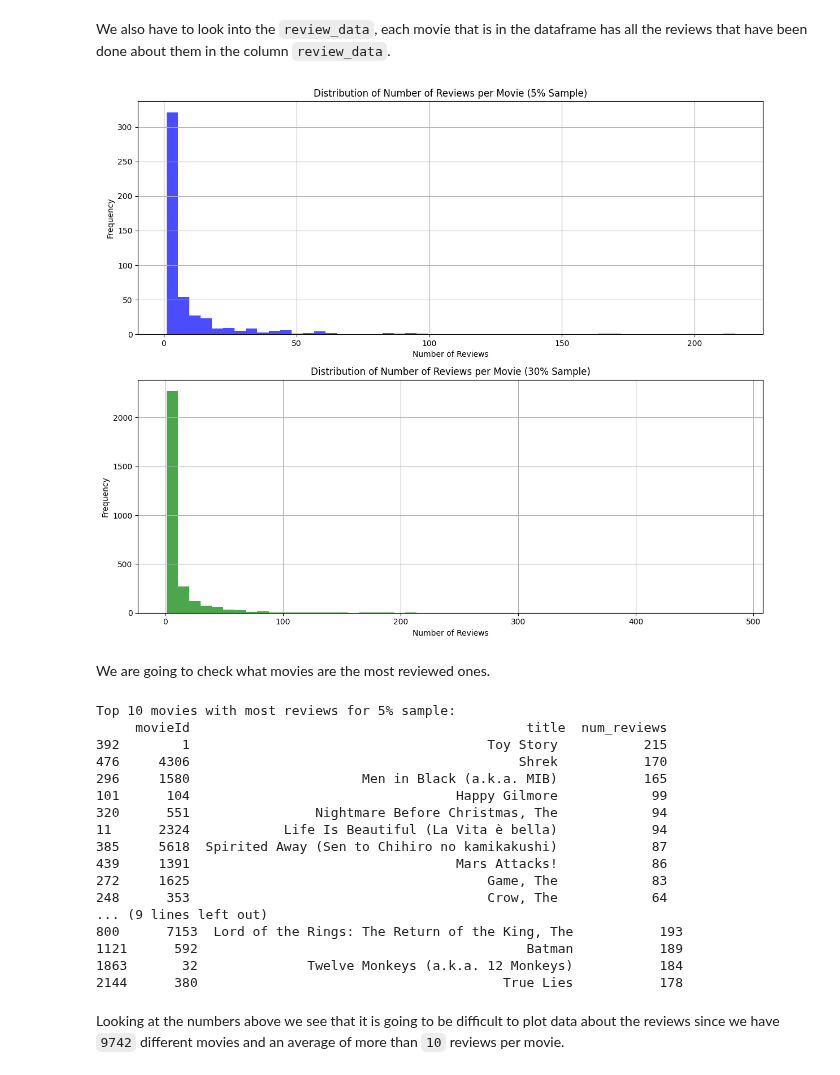
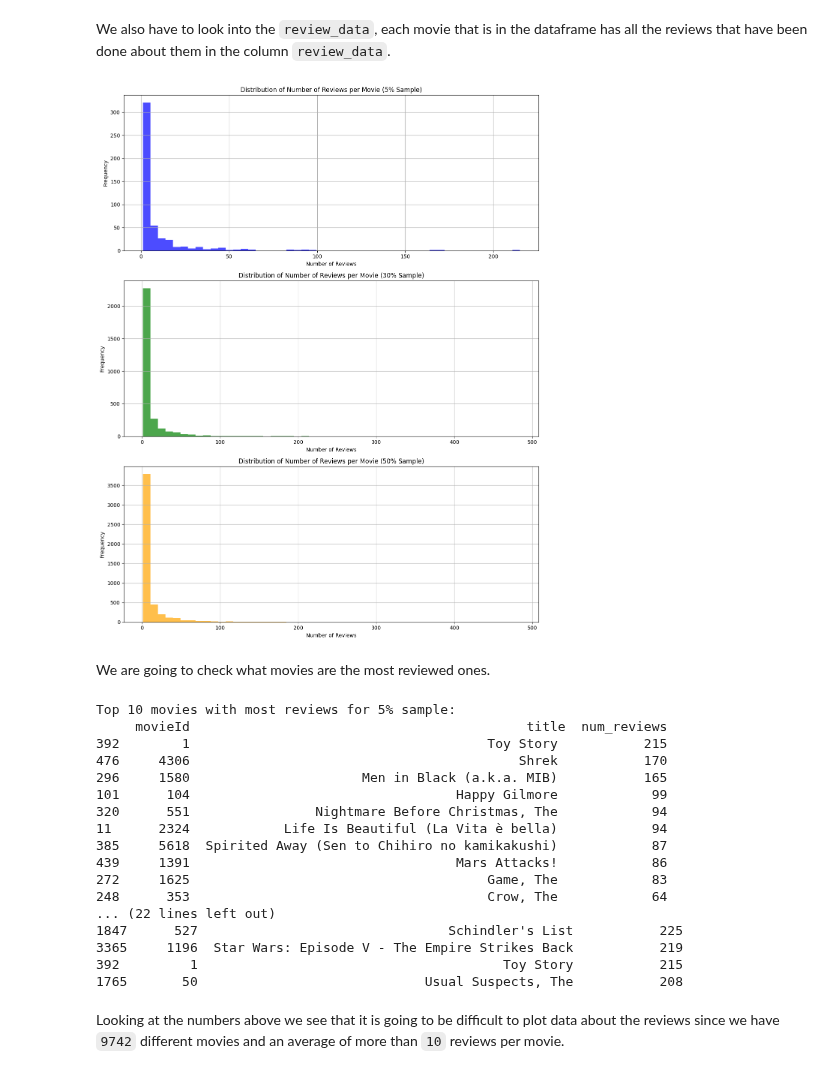
Before and after one commit to StijnHarder/SDfM---Jaume-and-Stijn, a Jupyter notebook: EDA Movielens - Samples.ipynb, the cells around one changed output. Saved outputs shown, nothing was run; the diff lists cells and outputs as text; code cells hidden in the pictures.

```diff
--- a/EDA Movielens - Samples.ipynb
+++ b/EDA Movielens - Samples.ipynb
@@ -181,9 +216,10 @@ import matplotlib.pyplot as plt
 # Read Parquet file
 ML = pd.read_parquet('cleaned/movielens_parquet')
 
-# Extracting samples of 5% and 30%
+# Extracting samples of 5%, 30%, and 50%
 sample_5_percent = ML.sample(frac=0.05, random_state=42)
 sample_30_percent = ML.sample(frac=0.3, random_state=42)
+sample_50_percent = ML.sample(frac=0.5, random_state=42)
 
 # Counting the number of movies per year for 5% sample
 movies_per_year_5_percent = sample_5_percent['year'].value_counts().sort_index()
@@ -191,12 +227,15 @@ movies_per_year_5_percent = sample_5_percent['year'].value_counts().sort_index()
 # Counting the number of movies per year for 30% sample
 movies_per_year_30_percent = sample_30_percent['year'].value_counts().sort_index()
 
-# Get the union of all years in both samples
-all_years = sorted(set(movies_per_year_5_percent.index).union(set(movies_per_year_30_percent.index)))
+# Counting the number of movies per year for 50% sample
+movies_per_year_50_percent = sample_50_percent['year'].value_counts().sort_index()
 
-# Plotting the count of movies per year for both samples
+# Get the union of all years in all samples
+all_years = sorted(set(movies_per_year_5_percent.index).union(set(movies_per_year_30_percent.index), set(movies_per_year_50_percent.index)))
+
+# Plotting the count of movies per year for all samples
 plt.figure(figsize=(22, 10))
-bar_width = 0.35  # Adjust the width of each bar
+bar_width = 0.25  # Adjust the width of each bar
 
 # Plotting for 5% sample
 plt.bar(range(len(all_years)), [movies_per_year_5_percent.get(year, 0) for year in all_years],
@@ -206,12 +245,16 @@ plt.bar(range(len(all_years)), [movies_per_year_5_percent.get(year, 0) for year
 plt.bar([x + bar_width for x in range(len(all_years))], [movies_per_year_30_percent.get(year, 0) for year in all_years],
         color='green', width=bar_width, align='center', label='30% Sample')
 
+# Plotting for 50% sample
+plt.bar([x + 2 * bar_width for x in range(len(all_years))], [movies_per_year_50_percent.get(year, 0) for year in all_years],
+        color='orange', width=bar_width, align='center', label='50% Sample')
+
 plt.title('Number of Movies per Year')
 plt.xlabel('Year')
 plt.ylabel('Number of Movies')
 
 # Adjust x-ticks positions and labels
-plt.xticks(range(len(all_years)), all_years, rotation=45)
+plt.xticks([x + bar_width for x in range(len(all_years))], all_years, rotation=45)
 
 plt.legend()
 plt.grid(axis='y', linestyle='--', alpha=0.9)
@@ -267,37 +324,49 @@ We also have to look into the `review_data`, each movie that is in the dataframe
 # %%
 import matplotlib.pyplot as plt
 
 # Calculate the number of reviews per movie for 5% sample
 reviews_per_movie_5_percent = [len(review_list) for review_list in sample_5_percent['review_data']]
 
 # Calculate the number of reviews per movie for 30% sample
 reviews_per_movie_30_percent = [len(review_list) for review_list in sample_30_percent['review_data']]
 
+# Calculate the number of reviews per movie for 50% sample
+reviews_per_movie_50_percent = [len(review_list) for review_list in sample_50_percent['review_data']]
+
 # Create subplots
-fig, axes = plt.subplots(2, 1, figsize=(12, 10))
+fig, axes = plt.subplots(3, 1, figsize=(12, 15))
 
 # Plotting the distribution of the number of reviews per movie for 5% sample
 axes[0].hist(reviews_per_movie_5_percent, bins=50, color='blue', alpha=0.7)
 axes[0].set_title('Distribution of Number of Reviews per Movie (5% Sample)')
 axes[0].set_xlabel('Number of Reviews')
 axes[0].set_ylabel('Frequency')
 axes[0].grid(True)
 
 # Plotting the distribution of the number of reviews per movie for 30% sample
 axes[1].hist(reviews_per_movie_30_percent, bins=50, color='green', alpha=0.7)
 axes[1].set_title('Distribution of Number of Reviews per Movie (30% Sample)')
 axes[1].set_xlabel('Number of Reviews')
 axes[1].set_ylabel('Frequency')
 axes[1].grid(True)
 
+# Plotting the distribution of the number of reviews per movie for 50% sample
+axes[2].hist(reviews_per_movie_50_percent, bins=50, color='orange', alpha=0.7)
+axes[2].set_title('Distribution of Number of Reviews per Movie (50% Sample)')
+axes[2].set_xlabel('Number of Reviews')
+axes[2].set_ylabel('Frequency')
+axes[2].grid(True)
+
 # Adjust layout
 plt.tight_layout()
 plt.show()
 # %% [output]
-[figure, old version]
+[figure, new version]
 # %% [markdown]
 We are going to check what movies are the most reviewed ones.
 # %%
+import pandas as pd
+
 # Define a function to calculate top movies with most reviews
 def calculate_top_movies(sample):
     # Create an empty list to store dictionaries
@@ -327,6 +396,11 @@ print(top_10_movies_5_percent)
 top_10_movies_30_percent = calculate_top_movies(sample_30_percent)
 print("\nTop 10 movies with most reviews for 30% sample:")
 print(top_10_movies_30_percent)
+
+# Calculate top 10 movies with most reviews for 50% sample
+top_10_movies_50_percent = calculate_top_movies(sample_50_percent)
+print("\nTop 10 movies with most reviews for 50% sample:")
+print(top_10_movies_50_percent)
 # %% [output]
 Top 10 movies with most reviews for 5% sample:
      movieId                                           title  num_reviews
@@ -340,11 +414,11 @@ Top 10 movies with most reviews for 5% sample:
 439     1391                                  Mars Attacks!            86
 272     1625                                      Game, The            83
 248      353                                      Crow, The            64
-... (9 lines left out)
-800      7153  Lord of the Rings: The Return of the King, The           193
-1121      592                                          Batman           189
-1863       32              Twelve Monkeys (a.k.a. 12 Monkeys)           184
-2144      380                                       True Lies           178
+... (22 lines left out)
+1847      527                                Schindler's List           225
+3365     1196  Star Wars: Episode V - The Empire Strikes Back           219
+392         1                                       Toy Story           215
+1765       50                             Usual Suspects, The           208
 # %% [markdown]
 Looking at the numbers above we see that it is going to be difficult to plot data about the reviews since we have `9742` different movies and an average of more than `10` reviews per movie.
 # %%
```
Also changed, not shown: parts of 16 cells of this notebook, 3 other files.
